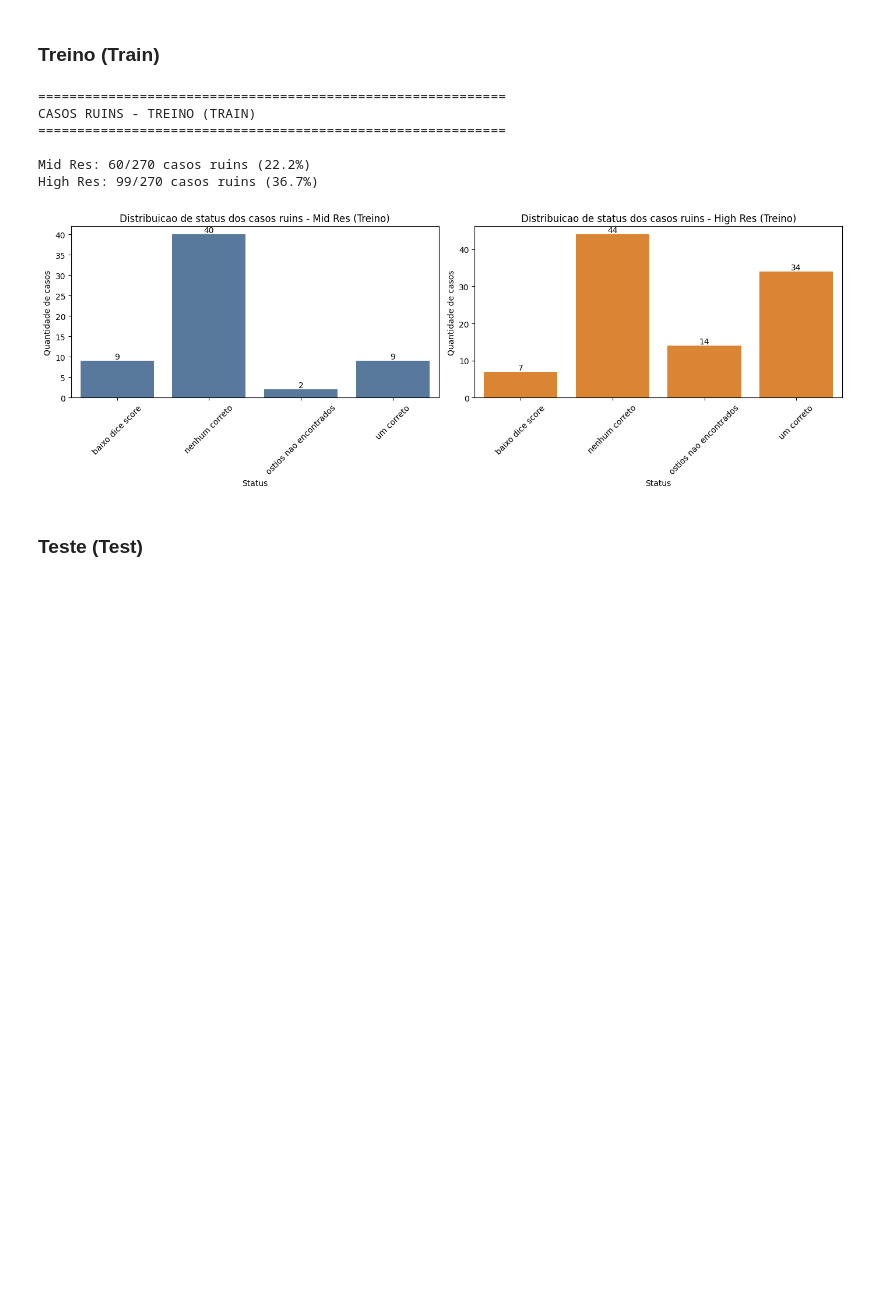
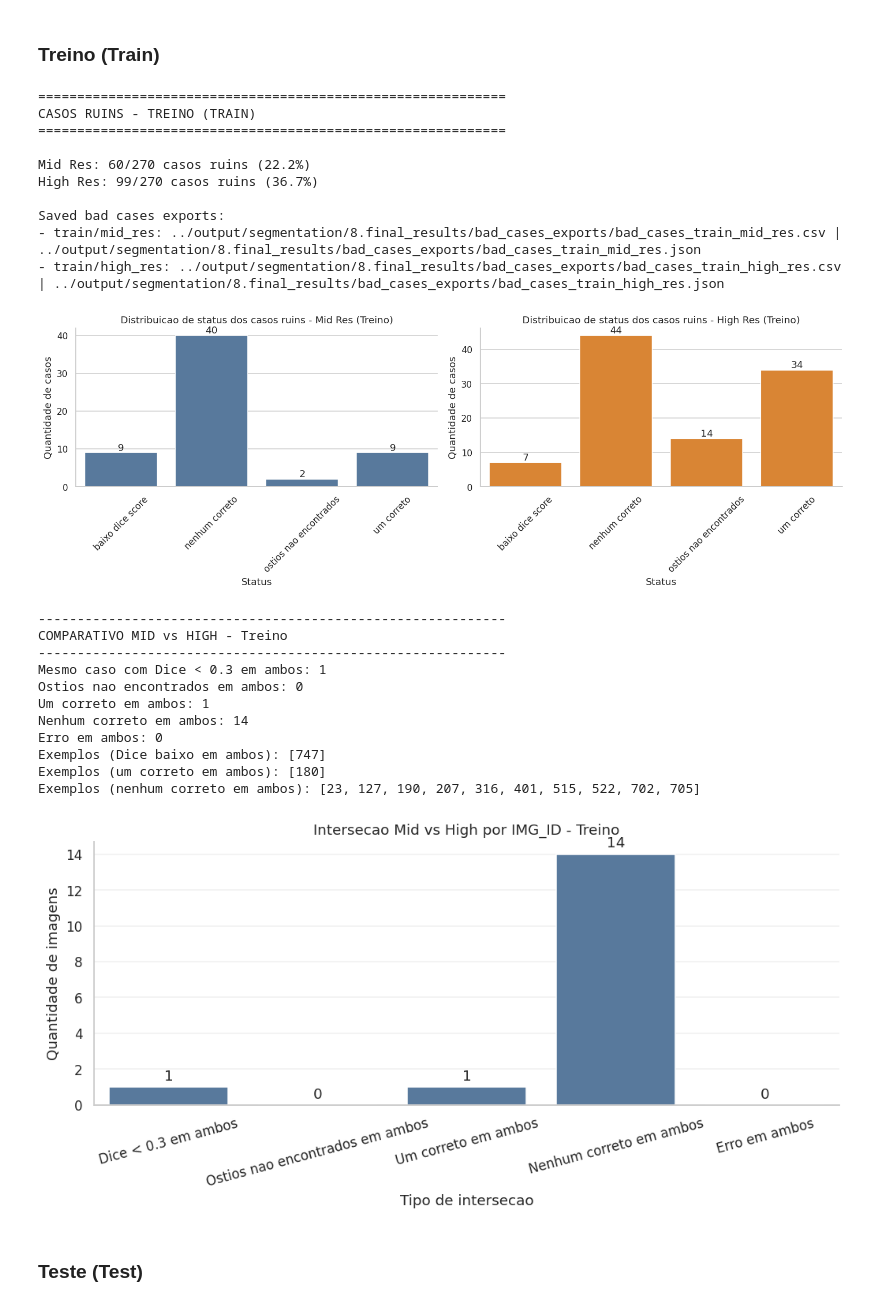
Before and after one commit to matheusssilva991/coronary-centerline-detection, a Jupyter notebook: src/eda_tests.ipynb, the cells around one changed output. Saved outputs shown, nothing was run; the diff lists cells and outputs as text; code cells hidden in the pictures; blank space fills up the shorter version.

```diff
--- a/src/eda_tests.ipynb
+++ b/src/eda_tests.ipynb
@@ -58,10 +71,10 @@ MATH_TEST_SUMMARY_PATHS = {
     for resolution, split_paths in SPLIT_PATHS_BY_RESOLUTION.items()
 }
 
-ia_results_df, missing_ia_files = load_ia_results_for_comparison(IA_RESULTS_BASE)
-math_results_df, missing_math_files = load_math_results_for_comparison(MATH_TEST_SUMMARY_PATHS)
+ia_results_df, missing_ia_files = cmp.load_ia_results_for_comparison(IA_RESULTS_BASE)
+math_results_df, missing_math_files = cmp.load_math_results_for_comparison(MATH_TEST_SUMMARY_PATHS)
 comparison_raw_df = pd.concat([ia_results_df, math_results_df], ignore_index=True)
-comparison_agg_df = build_comparison_agg_df(comparison_raw_df)
+comparison_agg_df = cmp.build_comparison_agg_df(comparison_raw_df)
 
 print("Shapes carregados para comparação IA:")
 print("- IA:", ia_results_df.shape)
@@ -561,32 +607,77 @@ High Res: 5/30 casos ruins (16.7%)
 ### Treino (Train)
 # %%
 # Carregamento de dados de treino
-df_mid_train = load_split_summary(SPLIT_PATHS_BY_RESOLUTION, "mid_res", "train")
-df_high_train = load_split_summary(SPLIT_PATHS_BY_RESOLUTION, "high_res", "train")
+df_mid_train = cmp.load_split_summary(SPLIT_PATHS_BY_RESOLUTION, "mid_res", "train")
+df_high_train = cmp.load_split_summary(SPLIT_PATHS_BY_RESOLUTION, "high_res", "train")
 
-df_mid_train_bad = get_bad_cases(df_mid_train) if df_mid_train is not None else pd.DataFrame()
-df_high_train_bad = get_bad_cases(df_high_train) if df_high_train is not None else pd.DataFrame()
+df_mid_train_bad = cmp.get_bad_cases(df_mid_train) if df_mid_train is not None else pd.DataFrame()
+df_high_train_bad = cmp.get_bad_cases(df_high_train) if df_high_train is not None else pd.DataFrame()
+
+bad_cases_export_dir = globals().get(
+    "BAD_CASES_EXPORT_DIR",
+    "../output/segmentation/8.final_results/bad_cases_exports",
+)
+
+train_mid_export = cmp.save_bad_cases_artifacts(
+    df_bad_cases=df_mid_train_bad,
+    output_dir=bad_cases_export_dir,
+    subset_name="train",
+    resolution="mid_res",
+)
+
+train_high_export = None
+if df_high_train is not None:
+    train_high_export = cmp.save_bad_cases_artifacts(
+        df_bad_cases=df_high_train_bad,
+        output_dir=bad_cases_export_dir,
+        subset_name="train",
+        resolution="high_res",
+    )
 
 # Resumo de casos ruins para treino
 print("="*60)
 print("CASOS RUINS - TREINO (TRAIN)")
 print("="*60)
 print(f"\nMid Res: {len(df_mid_train_bad)}/{len(df_mid_train)} casos ruins ({100*len(df_mid_train_bad)/len(df_mid_train):.1f}%)" if df_mid_train is not None else "Mid Res: Sem dados")
 if df_high_train is not None:
     print(f"High Res: {len(df_high_train_bad)}/{len(df_high_train)} casos ruins ({100*len(df_high_train_bad)/len(df_high_train):.1f}%)")
 else:
     print("High Res: Sem dados disponíveis")
 
+print("\nSaved bad cases exports:")
+print("- train/mid_res:", train_mid_export["csv_path"], "|", train_mid_export["json_path"])
+if train_high_export is not None:
+    print("- train/high_res:", train_high_export["csv_path"], "|", train_high_export["json_path"])
+
 # Plotar
-plot_bad_cases_by_subset(df_mid_train, df_high_train, df_mid_train_bad, df_high_train_bad, "Treino")
+viz.bad_cases.plot_bad_cases_by_subset(df_mid_train, df_high_train, df_mid_train_bad, df_high_train_bad, "Treino")
+
+# Comparativo de interseção por IMG_ID entre resoluções
+train_shared_bad = viz.bad_cases.compare_shared_bad_cases(df_mid_train, df_high_train, "Treino")
 # %% [output]
 ============================================================
 CASOS RUINS - TREINO (TRAIN)
 ============================================================
 
 Mid Res: 60/270 casos ruins (22.2%)
 High Res: 99/270 casos ruins (36.7%)
+
+Saved bad cases exports:
+- train/mid_res: ../output/segmentation/8.final_results/bad_cases_exports/bad_cases_train_mid_res.csv | ../output/segmentation/8.final_results/bad_cases_exports/bad_cases_train_mid_res.json
+- train/high_res: ../output/segmentation/8.final_results/bad_cases_exports/bad_cases_train_high_res.csv | ../output/segmentation/8.final_results/bad_cases_exports/bad_cases_train_high_res.json
-[figure, old version]
+[figure, new version]
+------------------------------------------------------------
+COMPARATIVO MID vs HIGH - Treino
+------------------------------------------------------------
+Mesmo caso com Dice < 0.3 em ambos: 1
+Ostios nao encontrados em ambos: 0
+Um correto em ambos: 1
+Nenhum correto em ambos: 14
+Erro em ambos: 0
+Exemplos (Dice baixo em ambos): [747]
+Exemplos (um correto em ambos): [180]
+Exemplos (nenhum correto em ambos): [23, 127, 190, 207, 316, 401, 515, 522, 702, 705]
+[figure, added]
 # %% [markdown]
 ### Teste (Test)
 # %%
```
Also changed, not shown: parts of 24 cells of this notebook, 59 other files.
